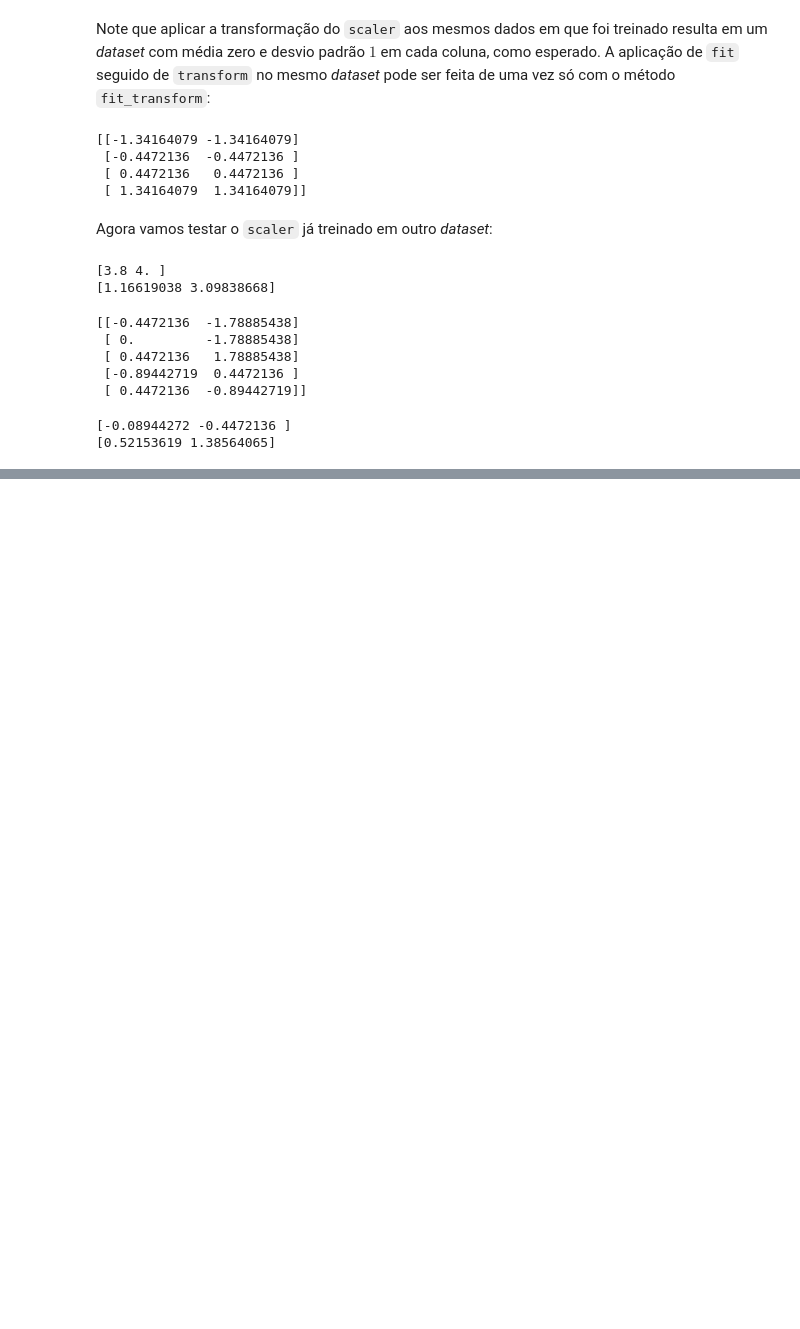
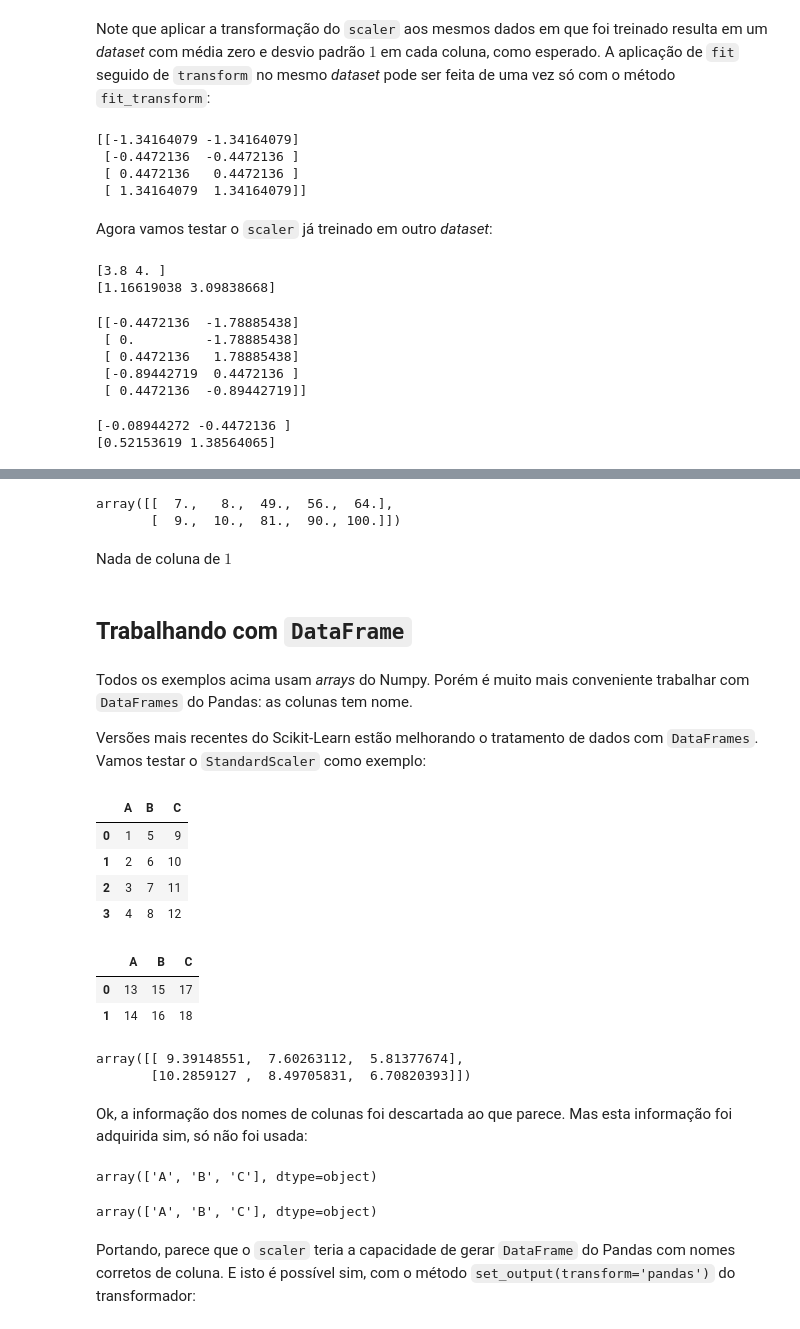
Before and after one commit to marinnagc/ml_labs_marinnagc, a Jupyter notebook: labs/01_regression/answers/task_02/notebooks/01_pipeline.ipynb, the cells around one changed output, grey strips where cells are left out. Cells and saved outputs as stored; diff of their text form; code cells hidden in the pictures; blank space fills up the shorter version.

```diff
--- a/labs/01_regression/answers/task_02/notebooks/01_pipeline.ipynb
+++ b/labs/01_regression/answers/task_02/notebooks/01_pipeline.ipynb
@@ -151,0 +481,15 @@ print(X_test_scaled.std(axis=0))
+# %%
+X_test_poly = poly.transform(X_test)
+
+X_test_poly
+# %% [output]
+array([[  7.,   8.,  49.,  56.,  64.],
+       [  9.,  10.,  81.,  90., 100.]])
+# %% [markdown]
+Nada de coluna de $1$
+# %% [markdown]
+## Trabalhando com `DataFrame`
+# %% [markdown]
+Todos os exemplos acima usam *arrays* do Numpy. Porém é muito mais conveniente trabalhar com `DataFrames` do Pandas: as colunas tem nome.
+
+Versões mais recentes do Scikit-Learn estão melhorando o tratamento de dados com `DataFrames`. Vamos testar o `StandardScaler` como exemplo:
@@ -151,0 +499,58 @@ print(X_test_scaled.std(axis=0))
+# %%
+import pandas as pd
+
+# Fazendo um dataset para testar.
+X_train = pd.DataFrame(
+    {
+        'A': [1, 2, 3, 4],
+        'B': [5, 6, 7, 8],
+        'C': [9, 10, 11, 12],
+    },
+)
+
+X_train
+# %% [output]
+|  | A | B | C |
+| 0 | 1 | 5 | 9 |
+| 1 | 2 | 6 | 10 |
+| 2 | 3 | 7 | 11 |
+| 3 | 4 | 8 | 12 |
+# %%
+X_test = pd.DataFrame(
+    {
+        'A': [13, 14],
+        'B': [15, 16],
+        'C': [17, 18],
+    },
+)
+
+X_test
+# %% [output]
+|  | A | B | C |
+| 0 | 13 | 15 | 17 |
+| 1 | 14 | 16 | 18 |
+# %%
+from sklearn.preprocessing import StandardScaler
+
+scaler = StandardScaler()
+
+scaler.fit(X_train)
+
+X_test_scaled = scaler.transform(X_test)
+
+X_test_scaled
+# %% [output]
+array([[ 9.39148551,  7.60263112,  5.81377674],
+       [10.2859127 ,  8.49705831,  6.70820393]])
+# %% [markdown]
+Ok, a informação dos nomes de colunas foi descartada ao que parece. Mas esta informação foi adquirida sim, só não foi usada:
+# %%
+scaler.feature_names_in_
+# %% [output]
+array(['A', 'B', 'C'], dtype=object)
+# %%
+scaler.get_feature_names_out()
+# %% [output]
+array(['A', 'B', 'C'], dtype=object)
+# %% [markdown]
+Portando, parece que o `scaler` teria a capacidade de gerar `DataFrame` do Pandas com nomes corretos de coluna. E isto é possível sim, com o método `set_output(transform='pandas')` do transformador:
```
Also changed, not shown: parts of 62 cells of this notebook.
